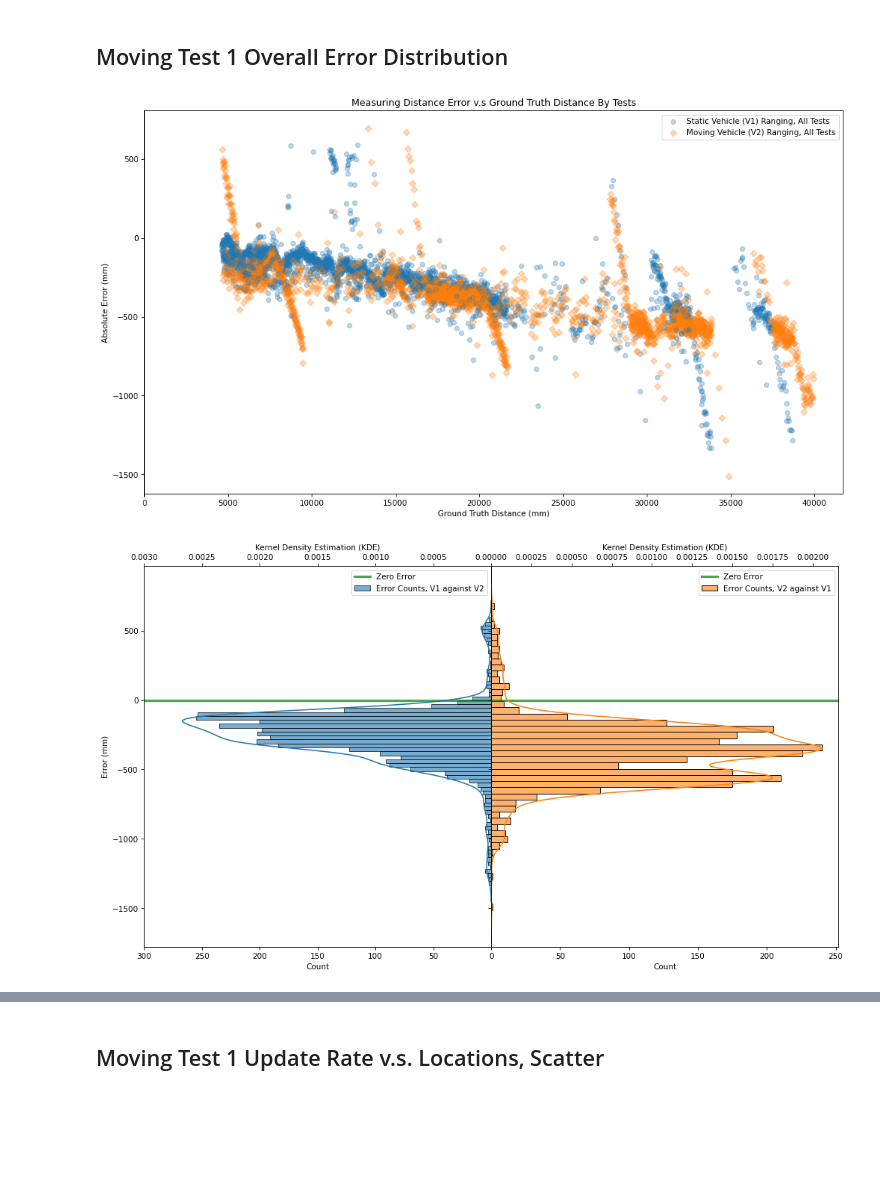
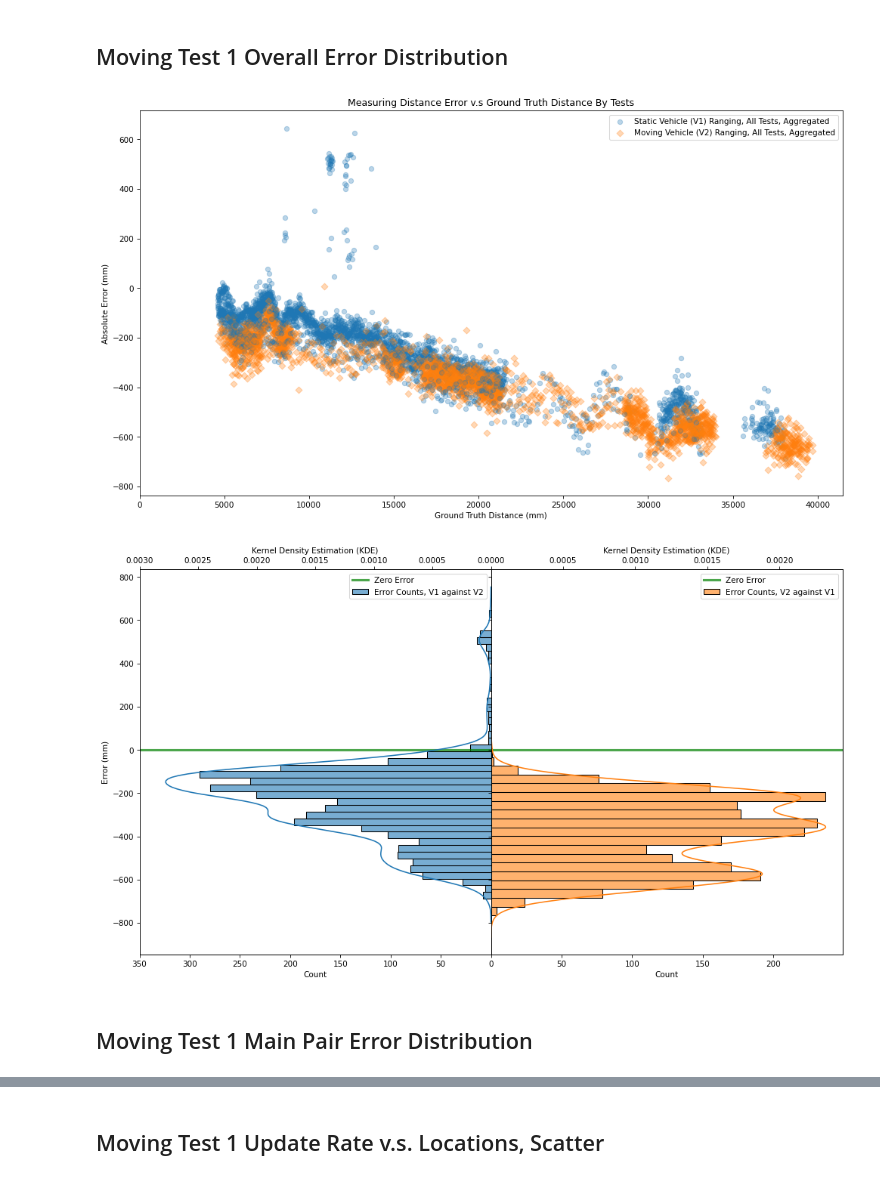
Before and after one commit to hegxiten/UWB-Lab-Rutgers-Rail, a Jupyter notebook: UWB_Ranging_System_Design_and_Testing/uwb_ranging_fieldtest_results/CONCISE_moving_test.ipynb, the cells around one changed output, grey strips where cells are left out. Cells and saved outputs as stored; diff of their text form; code cells hidden in the pictures; blank space fills up the shorter version.

Commit message:
Fixed interpolation error. The old interpolation did not follow time axis, but interpolate with equal intervals instead.

```diff
--- a/UWB_Ranging_System_Design_and_Testing/uwb_ranging_fieldtest_results/CONCISE_moving_test.ipynb
+++ b/UWB_Ranging_System_Design_and_Testing/uwb_ranging_fieldtest_results/CONCISE_moving_test.ipynb
@@ -375,13 +375,23 @@ for test in list(labels.unique()):
                    alpha=0.3, marker="o", color="C0")
         ax.scatter(_test_df_moving.index, _test_df_moving["Correction Distance (mm)"] - _test_df_moving.index,
                    alpha=0.3, marker="D", color="C1")
+        # ax.scatter(_test_df_static.index, _test_df_static["UWB Distance (mm)"] - _test_df_static.index,
+        #            alpha=0.3, marker="*", color="C2")
+        # ax.scatter(_test_df_moving.index, _test_df_moving["UWB Distance (mm)"] - _test_df_moving.index,
+        #            alpha=0.3, marker="X", color="C3")
     else:
         ax.scatter(_test_df_static.index, _test_df_static["Correction Distance (mm)"] - _test_df_static.index,
                    alpha=0.3, marker="o", color="C0",
-                   label = "Static Vehicle (V1) Ranging, All Tests")
+                   label = "Static Vehicle (V1) Ranging, All Tests, Aggregated")
         ax.scatter(_test_df_moving.index, _test_df_moving["Correction Distance (mm)"] - _test_df_moving.index,
                    alpha=0.3, marker="D", color="C1",
-                   label = "Moving Vehicle (V2) Ranging, All Tests")
+                   label = "Moving Vehicle (V2) Ranging, All Tests, Aggregated")
+        # ax.scatter(_test_df_moving.index, _test_df_moving["UWB Distance (mm)"] - _test_df_moving.index,
+        #            alpha=0.3, marker="*", color="C2",
+        #            label = "Static Vehicle UWB Direct Error, All Tests, Aggregated")
+        # ax.scatter(_test_df_moving.index, _test_df_moving["UWB Distance (mm)"] - _test_df_moving.index,
+        #            alpha=0.3, marker="X", color="C3",
+        #            label = "Moving Vehicle UWB Direct Error, All Tests, Aggregated")
     i += 1
 ax.set_xlabel("Ground Truth Distance (mm)")
 ax.set_xlim(left=0)
@@ -428,32 +438,34 @@ _data_moving = ((df_all_moving_stats_dist_idx["Correction Distance (mm)"]
 hist_moving = sns.histplot(
     data=_data_moving,
     y='Error (mm)',
     alpha =0.6,
     label="Error Counts, V{} against V{}".format(MOVING_VEH, STATIC_VEH),
     ax=ax_moving,
     color="C1"
 )
 kde_moving = sns.kdeplot(
     data=_data_moving,
     x='Error (mm)',
     ax=ax2_moving,
     label="Kernel Density Distribution, V{} against V{}".format(MOVING_VEH, STATIC_VEH),
     linewidth=1.5,
     vertical=True,
     color="C1")
 
 ax_static.set_xlim(ax_static.get_xlim()[::-1])
 ax2_static.set_xlim(ax2_static.get_xlim()[::-1])
 
 ax2_static.set_xlabel("Kernel Density Estimation (KDE)")
 ax2_moving.set_xlabel("Kernel Density Estimation (KDE)")
 
 ax_static.set_xticks(ax_static.get_xticks()[1:])
 ax2_static.set_xticks(ax2_static.get_xticks()[1:])
 
 axs[0].legend()
 axs[1].legend()
 plt.show()
 # %% [output]
-[figure, old version]
+[figure, new version]
-[figure, old version]
+[figure, new version]
+# %% [markdown]
+## Moving Test 1 Main Pair Error Distribution
```
Also changed, not shown: parts of 8 cells of this notebook, 7 other files.
